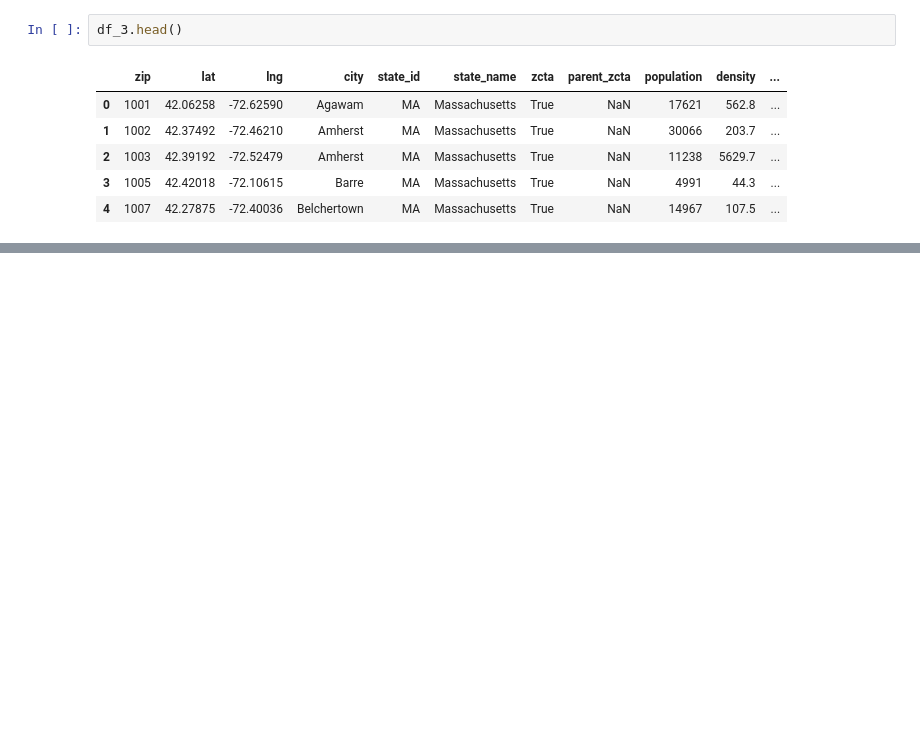
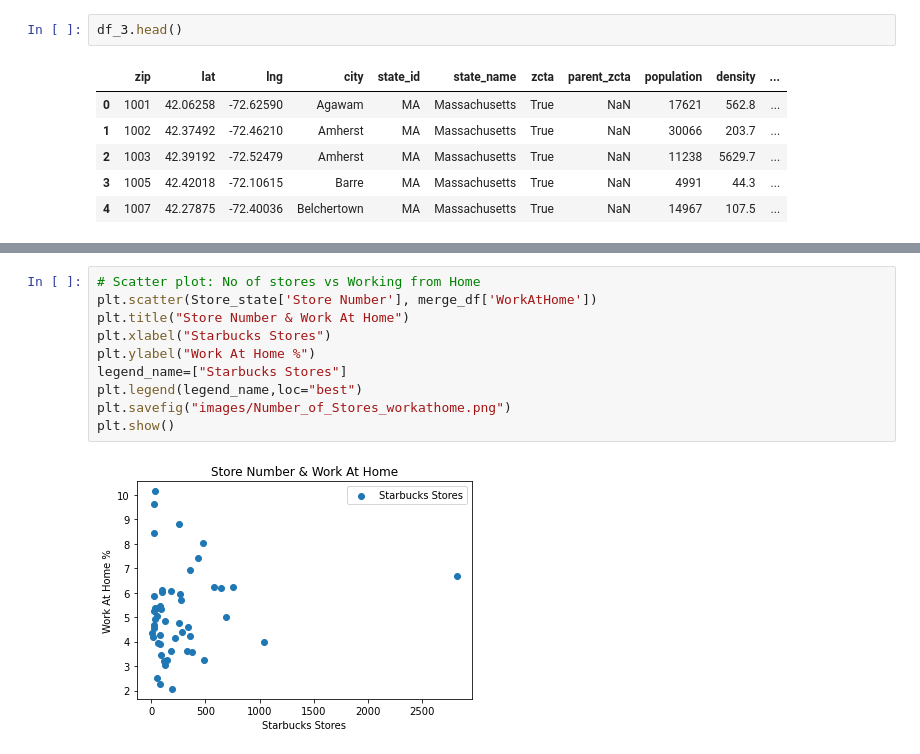
Before and after one commit to sk1990/Project_1_starbucks, a Jupyter notebook: Starbucks_Project_Analysis.ipynb, the cells around one changed output, grey strips where cells are left out. Drawn from its saved outputs; the diff is of its cells as text; blank space fills up the shorter version.

```diff
--- a/Starbucks_Project_Analysis.ipynb
+++ b/Starbucks_Project_Analysis.ipynb
@@ -245,0 +181,12 @@ plt.show()
+# %%
+# Scatter plot: No of stores vs Working from Home
+plt.scatter(Store_state['Store Number'], merge_df['WorkAtHome'])
+plt.title("Store Number & Work At Home")
+plt.xlabel("Starbucks Stores")
+plt.ylabel("Work At Home %")
+legend_name=["Starbucks Stores"]
+plt.legend(legend_name,loc="best")
+plt.savefig("images/Number_of_Stores_workathome.png")
+plt.show()
+# %% [output]
+[figure, added]
```
Also changed, not shown: parts of 21 cells of this notebook, 8 other files.
